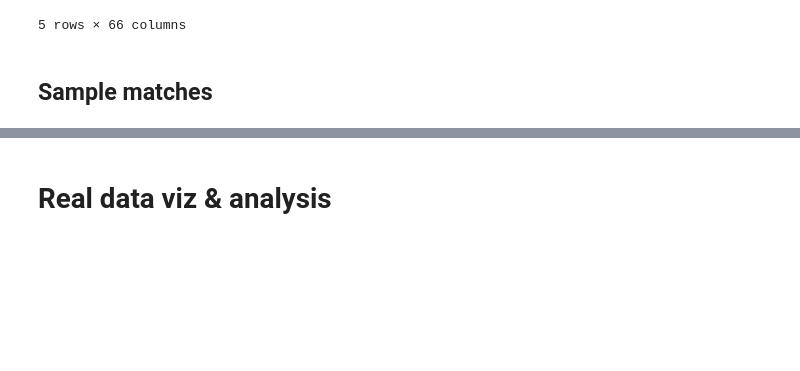
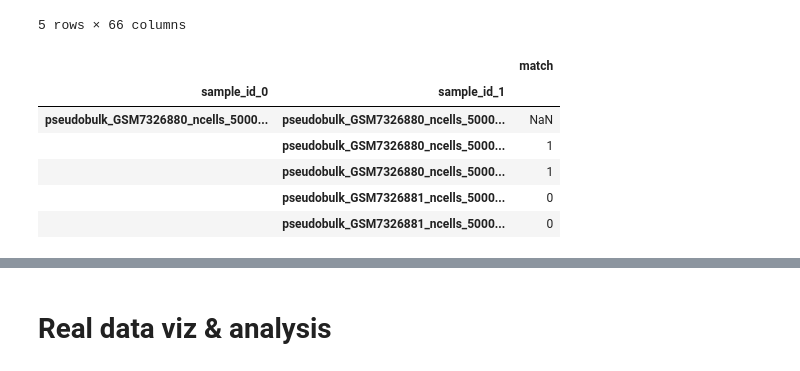
Before and after one commit to emma2207/hgsoc-reconstruction, a Jupyter notebook: sample_id_matching/scripts/experiment/ngscheckmate_analysis.ipynb, the cells around one changed output, grey strips where cells are left out. Cells and saved outputs as stored; diff of their text form; code cells hidden in the pictures; blank space fills up the shorter version.

```diff
--- a/sample_id_matching/scripts/experiment/ngscheckmate_analysis.ipynb
+++ b/sample_id_matching/scripts/experiment/ngscheckmate_analysis.ipynb
@@ -45,7 +44,14 @@ matrix.head()
 | pseudobulk_GSM7326881_ncells_5000... | 0.0 | 0.0 | 0.0 | NaN | ... |
 | pseudobulk_GSM7326881_ncells_5000... | 0.0 | 0.0 | 0.0 | 0.0001 | ... |
 5 rows × 66 columns
-# %% [markdown]
-## Sample matches
 # %%
-inferred_matches = long_df_to_matrix_ngscheckmate(df, "Matched").replace("unmatched", 0.).replace("matched", 1.)
+inferred_matches = parse_sample_matching_results_ngscheckmate(DATA_PATH, pseudobulk, dataset, ncells, rd)
+inferred_matches.head()
+# %% [output]
+|  |  | match |
+| sample_id_0 | sample_id_1 |  |
+| pseudobulk_GSM7326880_ncells_5000... | pseudobulk_GSM7326880_ncells_5000... | NaN |
+|  | pseudobulk_GSM7326880_ncells_5000... | 1 |
+|  | pseudobulk_GSM7326880_ncells_5000... | 1 |
+|  | pseudobulk_GSM7326881_ncells_5000... | 0 |
+|  | pseudobulk_GSM7326881_ncells_5000... | 0 |
```
Also changed, not shown: parts of 5 cells of this notebook, 5 other files.
